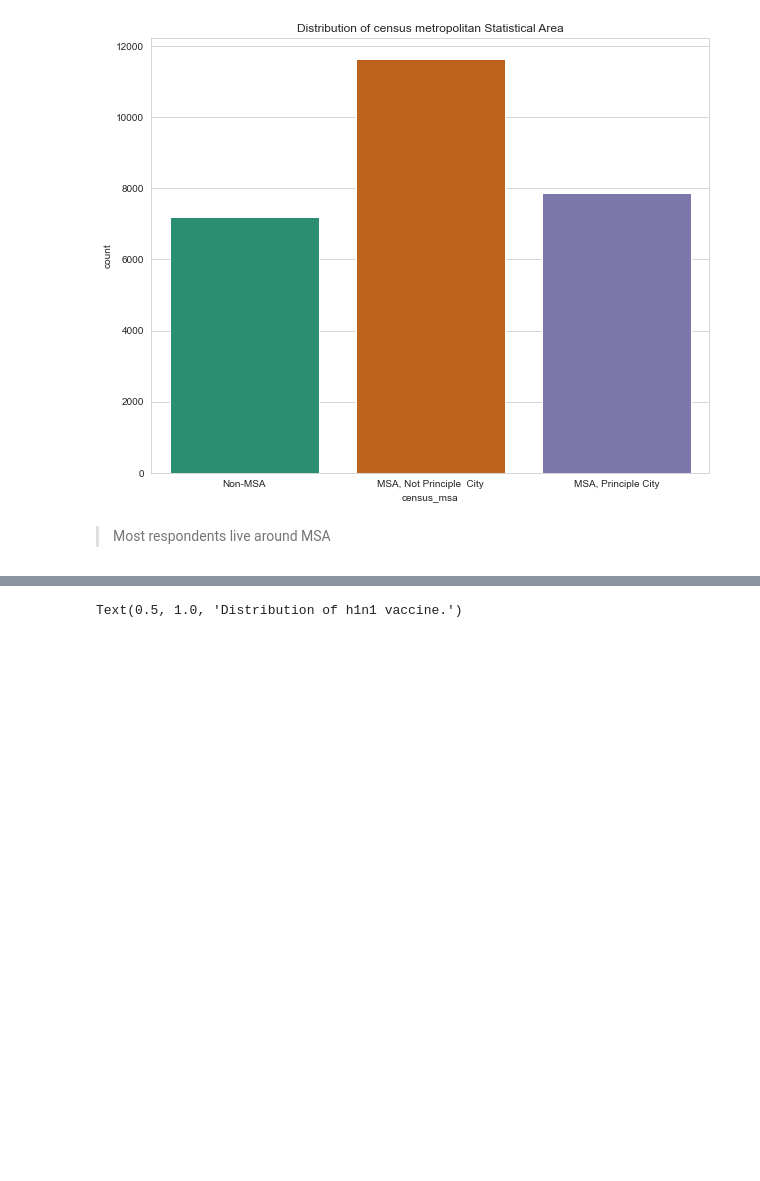
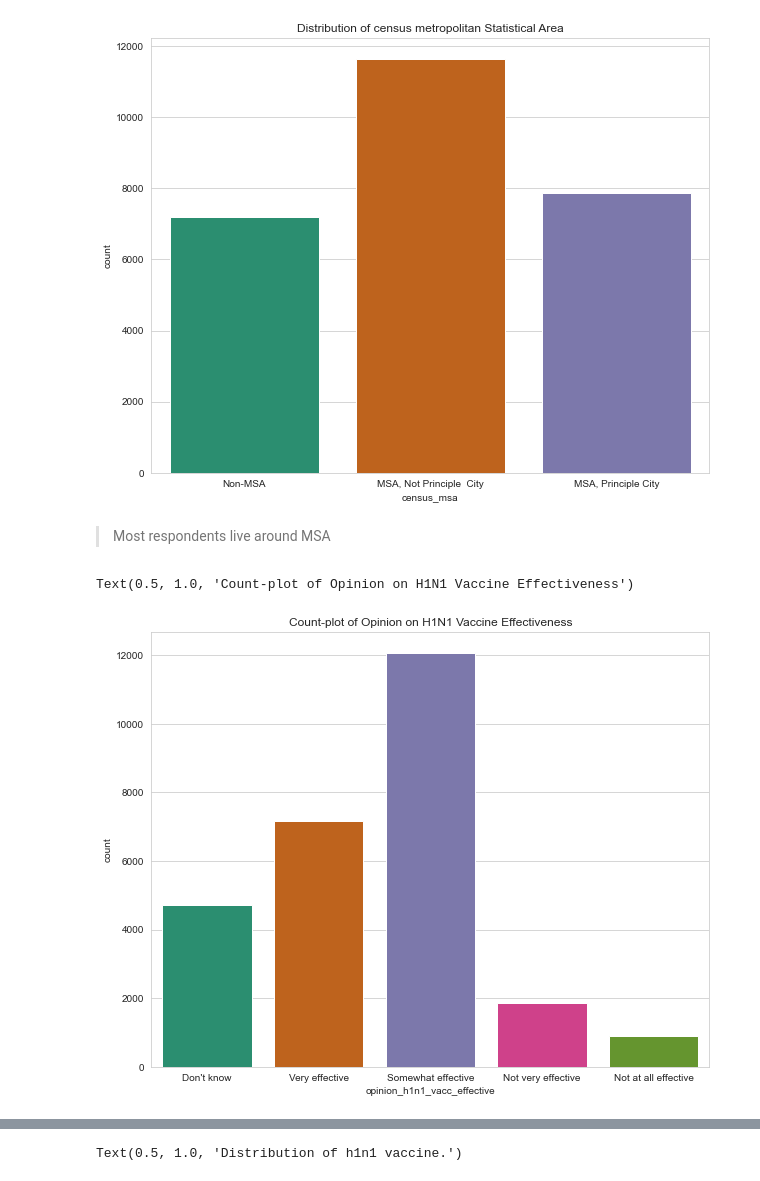
Before and after one commit to johN-Kioko/Phase-3-Project-John-Kioko, a Jupyter notebook: john.ipynb, the cells around one changed output, grey strips where cells are left out. Saved outputs shown, nothing was run; the diff lists cells and outputs as text; code cells hidden in the pictures; blank space fills up the shorter version.

```diff
--- a/john.ipynb
+++ b/john.ipynb
@@ -496,3 +491,13 @@ Text(0.5, 1.0, 'Distribution of census metropolitan Statistical Area')
 [figure]
 # %% [markdown]
 > Most respondents live around MSA
+# %%
+# # Checking the distribution in the Vaccine Effectiveness for h1n1 column
+sns.set_style("whitegrid")
+
+plt.figure(figsize=(10, 8))
+sns.countplot(x='opinion_h1n1_vacc_effective', data = eda_data, palette='Dark2')
+plt.title('Count-plot of Opinion on H1N1 Vaccine Effectiveness')
+# %% [output]
+Text(0.5, 1.0, 'Count-plot of Opinion on H1N1 Vaccine Effectiveness')
+[figure, added]
```
Also changed, not shown: parts of 63 cells of this notebook.
